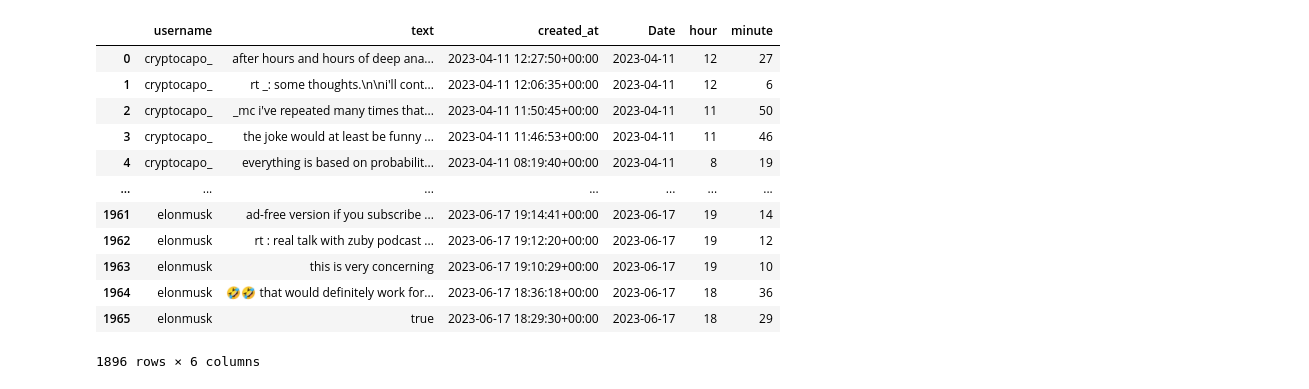
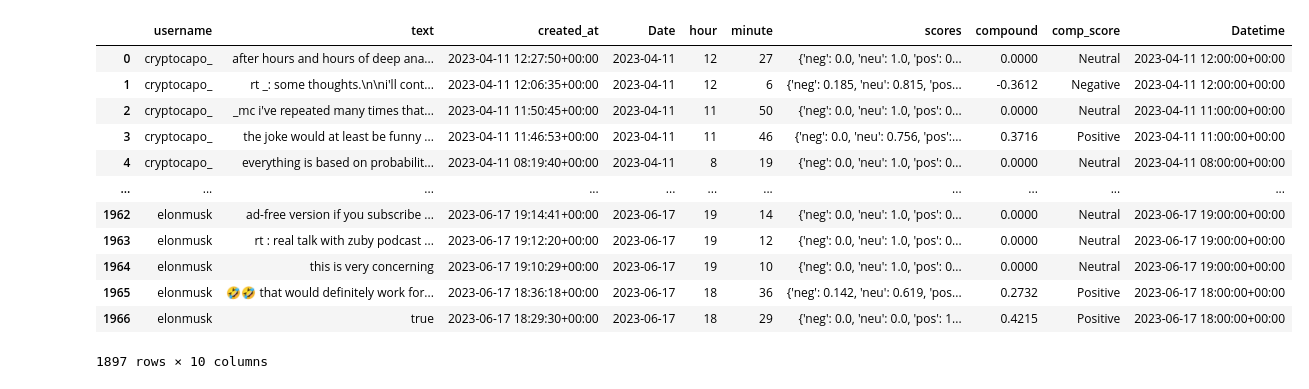
Before and after one commit to kozanakyel/KZ-Engine-Financial-AI-Assistant, a Jupyter notebook: twitter-sentiment/twitter-study.ipynb, the cells around one changed output. Saved outputs shown, nothing was run; the diff lists cells and outputs as text; code cells hidden in the pictures.

Commit message:
edited sentiment scores

```diff
--- a/twitter-sentiment/twitter-study.ipynb
+++ b/twitter-sentiment/twitter-study.ipynb
@@ -109,0 +108,29 @@ def preprocessing_tweet_datetime(df: pd.DataFrame()) -> pd.DataFrame():
+# %%
+import nltk
+nltk.download('vader_lexicon')
+from nltk.sentiment.vader import SentimentIntensityAnalyzer
+sid = SentimentIntensityAnalyzer()
+def get_vader_sentiment( score):
+    """
+    Return to float sentiment score to with Positive, Neurtal and Negative label
+    Args:
+        self (tsa)
+        score (float)
+
+    Returns: str
+    """
+    if score >= 0.05:
+        return "Positive"
+    elif 0.05 > score > -0.05:
+        return "Neutral"
+    elif score <= -0.05:
+        return "Negative"
+    return score
+
+def get_sentiment_scores(df: pd.DataFrame()):
+    df_temp = df.copy()
+    df_temp['scores'] = df_temp['text'].apply(lambda review: sid.polarity_scores(review))
+    df_temp['compound'] = df_temp['scores'].apply(lambda score_dict: score_dict['compound'])
+    df_temp['comp_score'] = df_temp['compound'].apply(lambda score: get_vader_sentiment(score))
+
+    return df_temp
@@ -110,17 +141,29 @@ def preprocessing_tweet_datetime(df: pd.DataFrame()) -> pd.DataFrame():
+# %%
+import numpy as np
+def add_datetime_to_col(df: pd.DataFrame()) -> None:
+    df['Datetime'] = np.nan
+    for i in df.index:
+        if df.hour[i] < 10:
+            df.loc[i, 'Datetime'] = pd.to_datetime(f'{str(df.Date[i])} 0{str(df.hour[i])}:00+00:00')
+        else:
+            df.loc[i, 'Datetime'] = pd.to_datetime(f'{str(df.Date[i])} {str(df.hour[i])}:00+00:00')
 # %%
+df = cleaning_tweet_data(df)
 df = preprocessing_tweet_datetime(df)
+df = get_sentiment_scores(df)
+add_datetime_to_col(df)
 df
 # %% [output]
-|  | username | text | created_at | Date | hour | minute |
-| 0 | cryptocapo_ | after hours and hours of deep ana... | 2023-04-11 12:27:50+00:00 | 2023-04-11 | 12 | 27 |
-| 1 | cryptocapo_ | rt _: some thoughts.\n\ni'll cont... | 2023-04-11 12:06:35+00:00 | 2023-04-11 | 12 | 6 |
-| 2 | cryptocapo_ | _mc i've repeated many times that... | 2023-04-11 11:50:45+00:00 | 2023-04-11 | 11 | 50 |
-| 3 | cryptocapo_ | the joke would at least be funny ... | 2023-04-11 11:46:53+00:00 | 2023-04-11 | 11 | 46 |
-| 4 | cryptocapo_ | everything is based on probabilit... | 2023-04-11 08:19:40+00:00 | 2023-04-11 | 8 | 19 |
-| ... | ... | ... | ... | ... | ... | ... |
-| 1961 | elonmusk | ad-free version if you subscribe ... | 2023-06-17 19:14:41+00:00 | 2023-06-17 | 19 | 14 |
-| 1962 | elonmusk | rt : real talk with zuby podcast ... | 2023-06-17 19:12:20+00:00 | 2023-06-17 | 19 | 12 |
-| 1963 | elonmusk | this is very concerning | 2023-06-17 19:10:29+00:00 | 2023-06-17 | 19 | 10 |
-| 1964 | elonmusk | 🤣🤣 that would definitely work for... | 2023-06-17 18:36:18+00:00 | 2023-06-17 | 18 | 36 |
-| 1965 | elonmusk | true | 2023-06-17 18:29:30+00:00 | 2023-06-17 | 18 | 29 |
+|  | username | text | created_at | Date | hour | minute | scores | compound | comp_score | Datetime |
+| 0 | cryptocapo_ | after hours and hours of deep ana... | 2023-04-11 12:27:50+00:00 | 2023-04-11 | 12 | 27 | {'neg': 0.0, 'neu': 1.0, 'pos': 0... | 0.0000 | Neutral | 2023-04-11 12:00:00+00:00 |
+| 1 | cryptocapo_ | rt _: some thoughts.\n\ni'll cont... | 2023-04-11 12:06:35+00:00 | 2023-04-11 | 12 | 6 | {'neg': 0.185, 'neu': 0.815, 'pos... | -0.3612 | Negative | 2023-04-11 12:00:00+00:00 |
+| 2 | cryptocapo_ | _mc i've repeated many times that... | 2023-04-11 11:50:45+00:00 | 2023-04-11 | 11 | 50 | {'neg': 0.0, 'neu': 1.0, 'pos': 0... | 0.0000 | Neutral | 2023-04-11 11:00:00+00:00 |
+| 3 | cryptocapo_ | the joke would at least be funny ... | 2023-04-11 11:46:53+00:00 | 2023-04-11 | 11 | 46 | {'neg': 0.0, 'neu': 0.756, 'pos':... | 0.3716 | Positive | 2023-04-11 11:00:00+00:00 |
+| 4 | cryptocapo_ | everything is based on probabilit... | 2023-04-11 08:19:40+00:00 | 2023-04-11 | 8 | 19 | {'neg': 0.0, 'neu': 1.0, 'pos': 0... | 0.0000 | Neutral | 2023-04-11 08:00:00+00:00 |
+| ... | ... | ... | ... | ... | ... | ... | ... | ... | ... | ... |
+| 1962 | elonmusk | ad-free version if you subscribe ... | 2023-06-17 19:14:41+00:00 | 2023-06-17 | 19 | 14 | {'neg': 0.0, 'neu': 1.0, 'pos': 0... | 0.0000 | Neutral | 2023-06-17 19:00:00+00:00 |
+| 1963 | elonmusk | rt : real talk with zuby podcast ... | 2023-06-17 19:12:20+00:00 | 2023-06-17 | 19 | 12 | {'neg': 0.0, 'neu': 1.0, 'pos': 0... | 0.0000 | Neutral | 2023-06-17 19:00:00+00:00 |
+| 1964 | elonmusk | this is very concerning | 2023-06-17 19:10:29+00:00 | 2023-06-17 | 19 | 10 | {'neg': 0.0, 'neu': 1.0, 'pos': 0... | 0.0000 | Neutral | 2023-06-17 19:00:00+00:00 |
+| 1965 | elonmusk | 🤣🤣 that would definitely work for... | 2023-06-17 18:36:18+00:00 | 2023-06-17 | 18 | 36 | {'neg': 0.142, 'neu': 0.619, 'pos... | 0.2732 | Positive | 2023-06-17 18:00:00+00:00 |
+| 1966 | elonmusk | true | 2023-06-17 18:29:30+00:00 | 2023-06-17 | 18 | 29 | {'neg': 0.0, 'neu': 0.0, 'pos': 1... | 0.4215 | Positive | 2023-06-17 18:00:00+00:00 |
-1896 rows × 6 columns
+1897 rows × 10 columns
```
Also changed, not shown: parts of 9 cells of this notebook, 1 other file.
